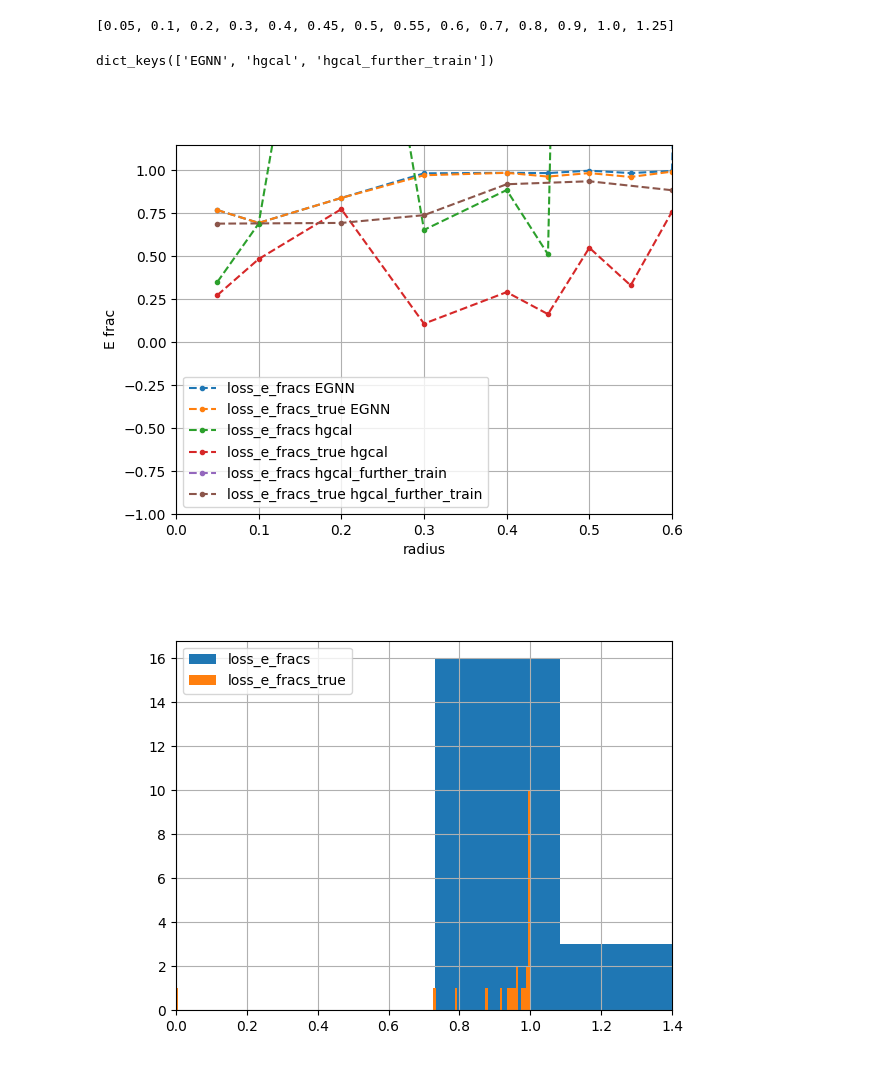
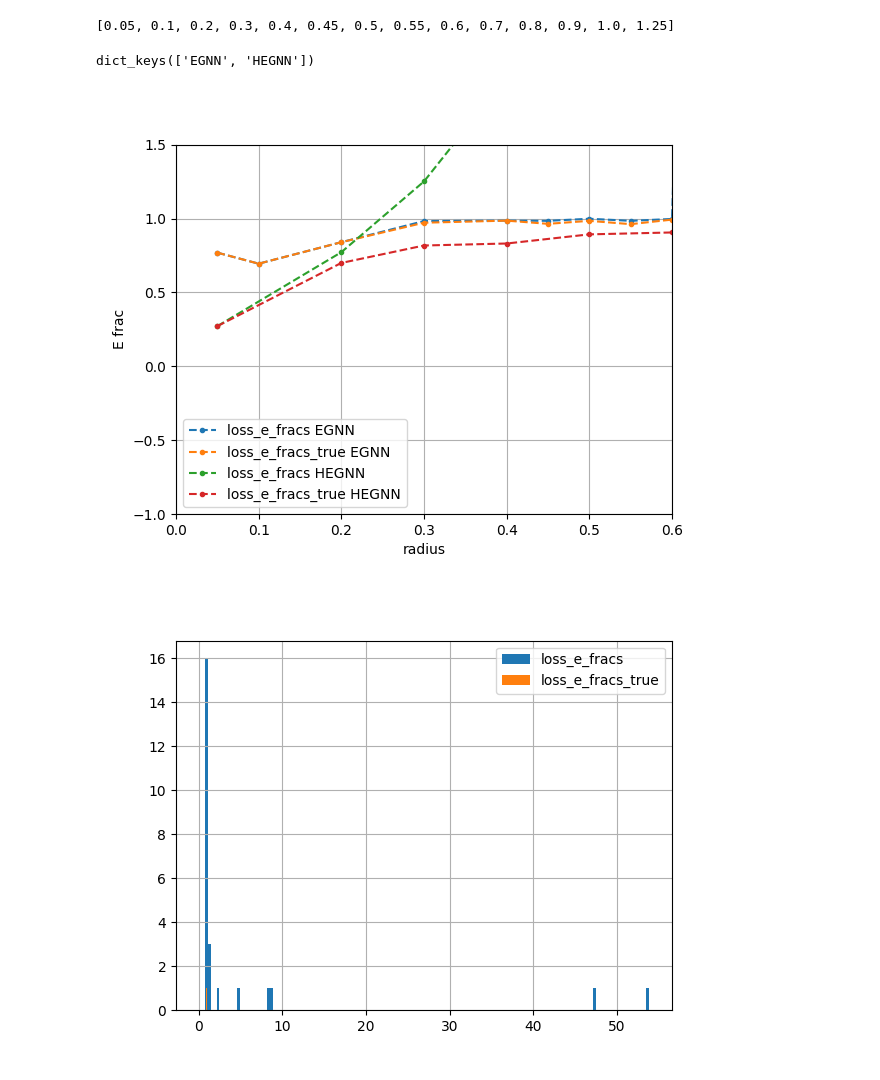
Before and after one commit to selvaggi/mlpf, a Jupyter notebook: scripts/clean_plot_e_frac_results.ipynb, the cells around one changed output. Cells and saved outputs as stored; diff of their text form; code cells hidden in the pictures.

Commit message:
add more beta plots

```diff
--- a/scripts/clean_plot_e_frac_results.ipynb
+++ b/scripts/clean_plot_e_frac_results.ipynb
@@ -17,13 +17,13 @@ print(radiuses)
 radiuses = radiuses[:8]
 #print(radiuses)
 #radiuses = radiuses[:4]
-all_res["hgcal"] = pickle.load(open("/eos/user/g/gkrzmanc/summ_results/frac_energy_plots/hgcal_model/result_e_frac11.pkl", "rb"))
-#all_res["HEGNN"] = pickle.load(open("/eos/user/g/gkrzmanc/summ_results/frac_energy_plots/HEGNN_CORRECTED.pkl", "rb"))
-all_res["hgcal_further_train"] = pickle.load(open("/eos/user/g/gkrzmanc/summ_results/frac_energy_plots/hgcal_appr_furt_train.pkl", "rb"))
+#all_res["hgcal"] = pickle.load(open("/eos/user/g/gkrzmanc/summ_results/frac_energy_plots/hgcal_model/result_e_frac11.pkl", "rb"))
+all_res["HEGNN"] = pickle.load(open("/eos/user/g/gkrzmanc/summ_results/frac_energy_plots/HEGNN_CORRECTED_250evt.pkl", "rb"))
+#all_res["hgcal_further_train"] = pickle.load(open("/eos/user/g/gkrzmanc/summ_results/frac_energy_plots/hgcal_appr_furt_train.pkl", "rb"))
 all_res.keys()
 # %% [output]
 [0.05, 0.1, 0.2, 0.3, 0.4, 0.45, 0.5, 0.55, 0.6, 0.7, 0.8, 0.9, 1.0, 1.25]
-dict_keys(['EGNN', 'hgcal', 'hgcal_further_train'])
+dict_keys(['EGNN', 'HEGNN'])
 # %%
 loss_e_fracs = {key: [np.median(np.array(all_res[key][r]["loss_e_fracs"])) for r in sorted(list(all_res[key].keys()))] for key in all_res}
 loss_e_fracs_true = {key: [np.median(np.array(all_res[key][r]["loss_e_fracs_true"])) for r in sorted(list(all_res[key].keys()))] for key in all_res}
@@ -42,7 +42,7 @@ ax.set_xlabel("radius")
 ax.set_ylabel("E frac")
 ax.legend()
 ax.grid()
-ax.set_ylim([-1, 1.15])
+ax.set_ylim([-1, 1.5])
 ax.set_xlim([0, 0.6])
 fig.savefig("/eos/user/g/gkrzmanc/temp_fig.png")
 # display fig
@@ -50,20 +50,20 @@ from IPython.display import Image
 Image(filename='/eos/user/g/gkrzmanc/temp_fig.png')
 #ig.show()
 # %% [output]
-[figure, old version]
+[figure, new version]
 # %%
 
 loss_e_fracs = results[0.5]["loss_e_fracs"]
 loss_e_fracs_true = results[0.5]["loss_e_fracs_true"]
 fig, ax = plt.subplots()
 ax.hist(loss_e_fracs, bins=150, label="loss_e_fracs")
 ax.hist(loss_e_fracs_true, bins=150, label="loss_e_fracs_true")
 ax.legend()
 ax.grid()
-ax.set_xlim([0, 1.4])
+#ax.set_xlim([0, 1.4])
 fig.savefig("/eos/user/g/gkrzmanc/temp_fig.png")
 # display fig
 from IPython.display import Image
 Image(filename='/eos/user/g/gkrzmanc/temp_fig.png')
 # %% [output]
-[figure, old version]
+[figure, new version]
```
Also changed, not shown: 5 other files.
